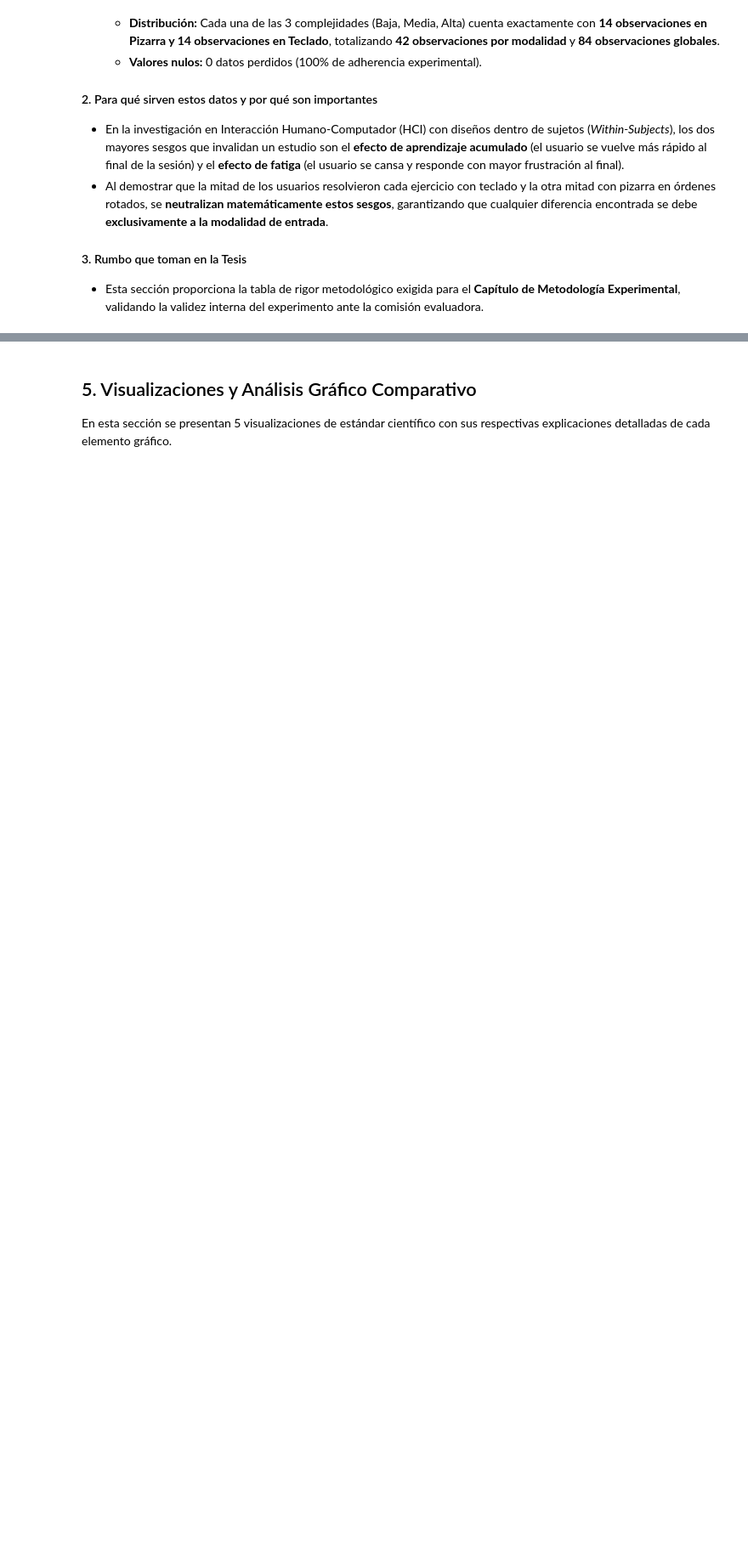
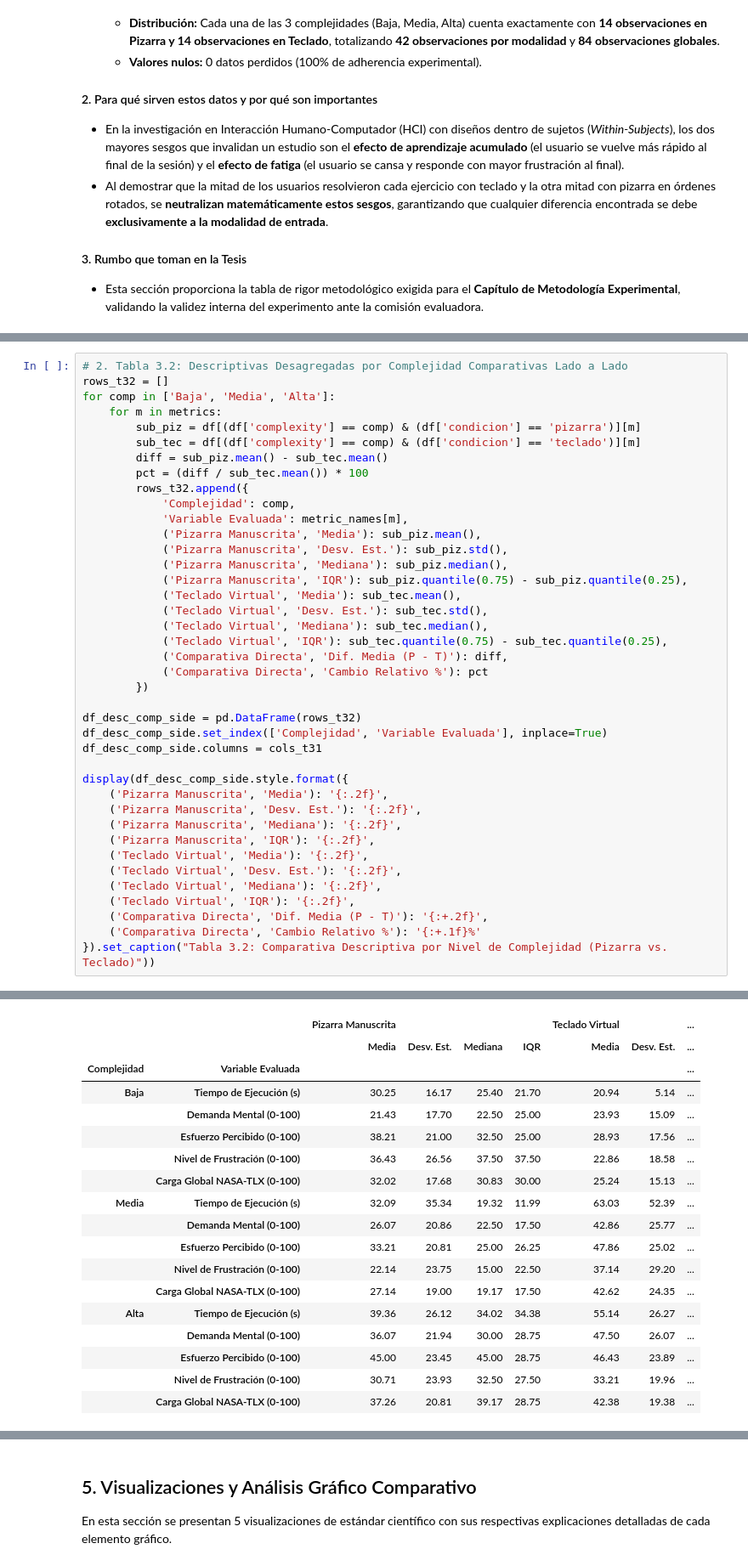
Before and after one commit to NyRoo12/analisis_datos_estudiantes, a Jupyter notebook: analisis_resultados_estudio.ipynb, the cells around one changed output, grey strips where cells are left out. Shown at 85% size. Drawn from its saved outputs; the diff is of its cells as text; blank space fills up the shorter version.

```diff
--- a/analisis_resultados_estudio.ipynb
+++ b/analisis_resultados_estudio.ipynb
@@ -273,0 +249,41 @@ Tabla 3.2: Estadísticas Descriptivas Desglosadas por Nivel de Complejidad
+# %%
+# 2. Tabla 3.2: Descriptivas Desagregadas por Complejidad Comparativas Lado a Lado
+rows_t32 = []
+for comp in ['Baja', 'Media', 'Alta']:
+    for m in metrics:
+        sub_piz = df[(df['complexity'] == comp) & (df['condicion'] == 'pizarra')][m]
+        sub_tec = df[(df['complexity'] == comp) & (df['condicion'] == 'teclado')][m]
+        diff = sub_piz.mean() - sub_tec.mean()
+        pct = (diff / sub_tec.mean()) * 100
+        rows_t32.append({
+            'Complejidad': comp,
+            'Variable Evaluada': metric_names[m],
+            ('Pizarra Manuscrita', 'Media'): sub_piz.mean(),
+            ('Pizarra Manuscrita', 'Desv. Est.'): sub_piz.std(),
+            ('Pizarra Manuscrita', 'Mediana'): sub_piz.median(),
+            ('Pizarra Manuscrita', 'IQR'): sub_piz.quantile(0.75) - sub_piz.quantile(0.25),
+            ('Teclado Virtual', 'Media'): sub_tec.mean(),
+            ('Teclado Virtual', 'Desv. Est.'): sub_tec.std(),
+            ('Teclado Virtual', 'Mediana'): sub_tec.median(),
+            ('Teclado Virtual', 'IQR'): sub_tec.quantile(0.75) - sub_tec.quantile(0.25),
+            ('Comparativa Directa', 'Dif. Media (P - T)'): diff,
+            ('Comparativa Directa', 'Cambio Relativo %'): pct
+        })
+
+df_desc_comp_side = pd.DataFrame(rows_t32)
+df_desc_comp_side.set_index(['Complejidad', 'Variable Evaluada'], inplace=True)
+df_desc_comp_side.columns = cols_t31
+
+display(df_desc_comp_side.style.format({
+    ('Pizarra Manuscrita', 'Media'): '{:.2f}',
+    ('Pizarra Manuscrita', 'Desv. Est.'): '{:.2f}',
+    ('Pizarra Manuscrita', 'Mediana'): '{:.2f}',
+    ('Pizarra Manuscrita', 'IQR'): '{:.2f}',
+    ('Teclado Virtual', 'Media'): '{:.2f}',
+    ('Teclado Virtual', 'Desv. Est.'): '{:.2f}',
+    ('Teclado Virtual', 'Mediana'): '{:.2f}',
+    ('Teclado Virtual', 'IQR'): '{:.2f}',
+    ('Comparativa Directa', 'Dif. Media (P - T)'): '{:+.2f}',
+    ('Comparativa Directa', 'Cambio Relativo %'): '{:+.1f}%'
+}).set_caption("Tabla 3.2: Comparativa Descriptiva por Nivel de Complejidad (Pizarra vs. Teclado)"))
+# %% [output]
@@ -274,3 +291,21 @@ Tabla 3.2: Estadísticas Descriptivas Desglosadas por Nivel de Complejidad
+|  |  | Pizarra Manuscrita |  |  |  | Teclado Virtual |  | ... |
+|  |  | Media | Desv. Est. | Mediana | IQR | Media | Desv. Est. | ... |
+| Complejidad | Variable Evaluada |  |  |  |  |  |  | ... |
+| Baja | Tiempo de Ejecución (s) | 30.25 | 16.17 | 25.40 | 21.70 | 20.94 | 5.14 | ... |
+|  | Demanda Mental (0-100) | 21.43 | 17.70 | 22.50 | 25.00 | 23.93 | 15.09 | ... |
+|  | Esfuerzo Percibido (0-100) | 38.21 | 21.00 | 32.50 | 25.00 | 28.93 | 17.56 | ... |
+|  | Nivel de Frustración (0-100) | 36.43 | 26.56 | 37.50 | 37.50 | 22.86 | 18.58 | ... |
+|  | Carga Global NASA-TLX (0-100) | 32.02 | 17.68 | 30.83 | 30.00 | 25.24 | 15.13 | ... |
+| Media | Tiempo de Ejecución (s) | 32.09 | 35.34 | 19.32 | 11.99 | 63.03 | 52.39 | ... |
+|  | Demanda Mental (0-100) | 26.07 | 20.86 | 22.50 | 17.50 | 42.86 | 25.77 | ... |
+|  | Esfuerzo Percibido (0-100) | 33.21 | 20.81 | 25.00 | 26.25 | 47.86 | 25.02 | ... |
+|  | Nivel de Frustración (0-100) | 22.14 | 23.75 | 15.00 | 22.50 | 37.14 | 29.20 | ... |
+|  | Carga Global NASA-TLX (0-100) | 27.14 | 19.00 | 19.17 | 17.50 | 42.62 | 24.35 | ... |
+| Alta | Tiempo de Ejecución (s) | 39.36 | 26.12 | 34.02 | 34.38 | 55.14 | 26.27 | ... |
+|  | Demanda Mental (0-100) | 36.07 | 21.94 | 30.00 | 28.75 | 47.50 | 26.07 | ... |
+|  | Esfuerzo Percibido (0-100) | 45.00 | 23.45 | 45.00 | 28.75 | 46.43 | 23.89 | ... |
+|  | Nivel de Frustración (0-100) | 30.71 | 23.93 | 32.50 | 27.50 | 33.21 | 19.96 | ... |
+|  | Carga Global NASA-TLX (0-100) | 37.26 | 20.81 | 39.17 | 28.75 | 42.38 | 19.38 | ... |
 # %% [markdown]
 ### Explicación Detallada de los Resultados de la Tabla 3.2 (Descriptivas por Complejidad)
 
```
Also changed, not shown: parts of 30 cells of this notebook.
